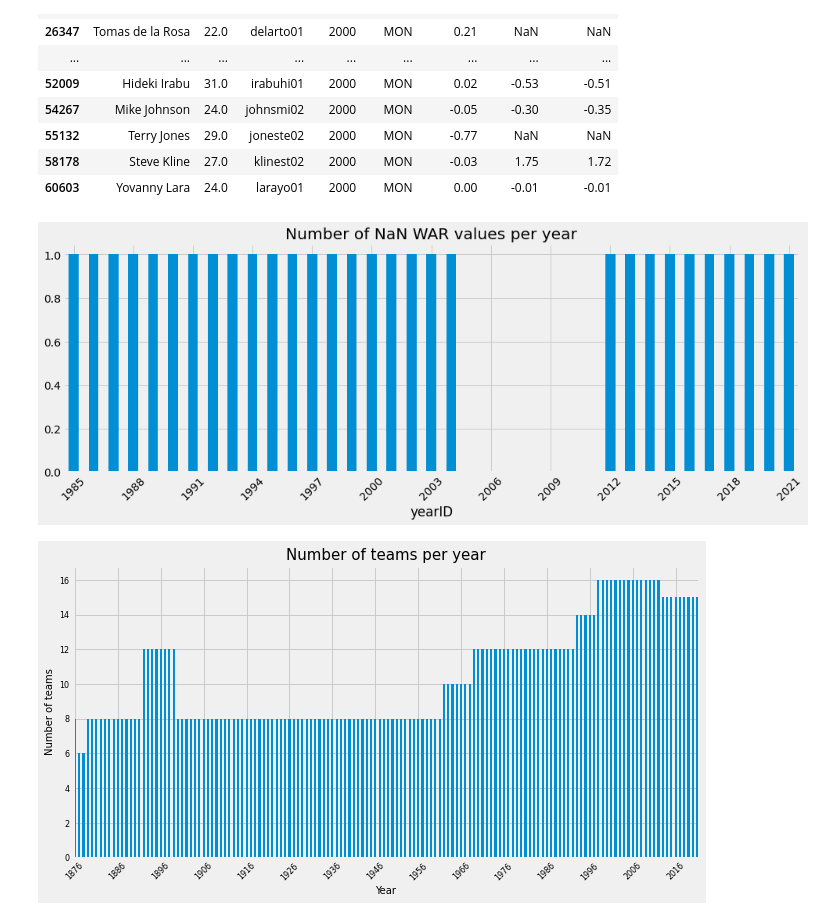
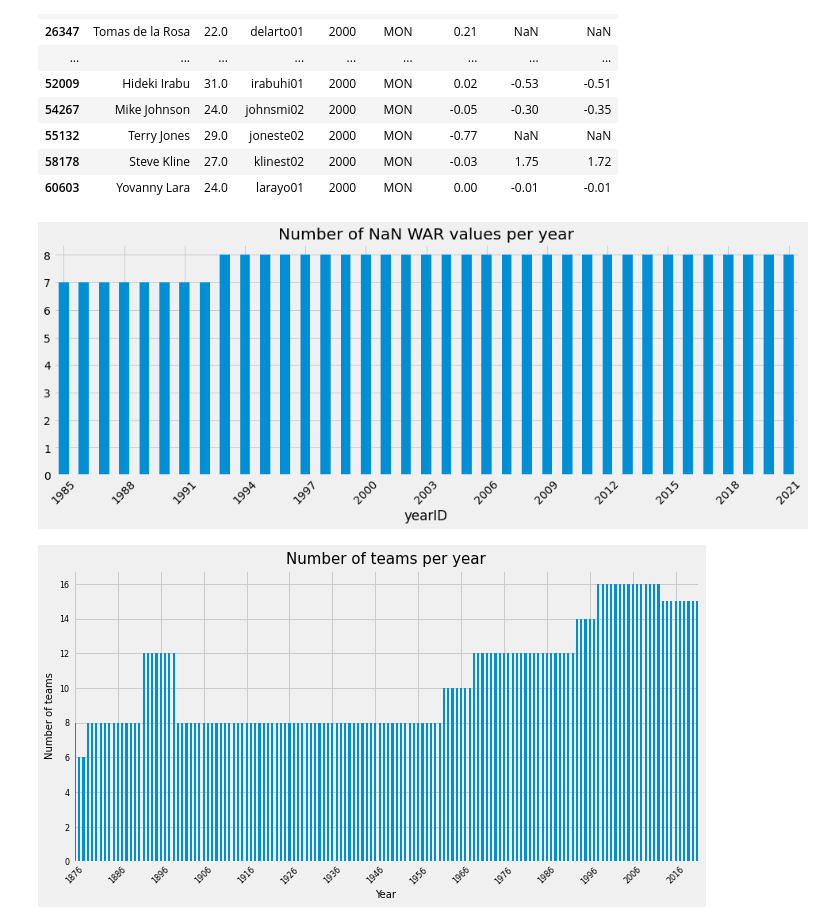
Before and after one commit to ghelms/MoneyBall-2.0, a Jupyter notebook: teams.ipynb, the cells around one changed output. Saved outputs shown, nothing was run; the diff lists cells and outputs as text; code cells hidden in the pictures.

Commit message:
added player_stats.csv data

```diff
--- a/teams.ipynb
+++ b/teams.ipynb
@@ -59,6 +59,4 @@ pd.set_option('display.max_columns', None)
 # Read in the data
 teams = pd.read_csv('data/Teams.csv')
 # Import data for war
-player = pd.read_csv('data/war_baseballreference.csv')
-# Rename the player_id to playerID, year_ID to yearID, and team_id to teamID
-player = player.rename(columns={'player_ID': 'playerID', "year_ID":"yearID",'team_ID': 'teamID'})
+player = pd.read_csv('data/player_stats_2.csv')
@@ -102,24 +100,22 @@ def agg_player_to_team_stats(teams, player, cols):
     # Filter out by NL
     teams = teams[teams["lgID"] == "NL"]
     # Team columns to keep
-    team_cols = ["yearID","teamID","franchID", "Rank"]
+    team_cols = ["yearID","teamID", "Rank"]
     teams = teams[team_cols]
 
-    # Rename player col teamID to franchID
-    player = player.rename(columns={"teamID":"franchID"})
     # Group by team and year and aggregate the cols by mean and ignore the NA values
-    team_war = player.groupby(["yearID", "franchID"])[cols].mean().reset_index()
+    team_id_merge = player.groupby(["yearID", "teamID"])[cols].mean().reset_index()
 
-    # Merge the teams with the team_war
-    team_war = pd.merge(teams, team_war, on=["yearID", "franchID"], how="left")
+    # Merge teams and team_id_merge
+    team_war = pd.merge(teams, team_id_merge, on=["yearID", "teamID"], how="left")
 
     # Filter out the years before 1985
-    #team_war = team_war[team_war["yearID"] >= 1985]
+    team_war = team_war[team_war["yearID"] >= 1985]
 
     return team_war
 
 
-cols = ["WAR_bat", "WAR_pit","WAR_total"]
+cols = ["br_WAR_total", "fg_WAR_total"]
 team_war = agg_player_to_team_stats(teams, player, cols)
 team_war.head()
 # %% [output]
@@ -193,17 +183,17 @@ hep.head(20)
 | 60603 | Yovanny Lara | 24.0 | larayo01 | 2000 | MON | 0.00 | -0.01 | -0.01 |
 # %%
 # Plot number of NaN WAR values per year
-team_war.groupby("yearID")["WAR_total"].apply(lambda x: x.isna().sum()).plot(kind="bar", figsize=(15,5))
+team_war.groupby("yearID")["br_WAR_total"].apply(lambda x: x.isna().sum()).plot(kind="bar", figsize=(15,5))
 plt.title("Number of NaN WAR values per year")
 # Set style to fivethirtyeight
 plt.style.use('fivethirtyeight')
 # Make x-axis readable
 plt.xticks(rotation=45)
 # Show only 15 x-ticks
 plt.locator_params(axis='x', nbins=15)
 plt.show()
 # %% [output]
-[figure, old version]
+[figure, new version]
 # %%
 ### Plot the number of teams per year ###
 # Set plot size
```
Also changed, not shown: parts of 7 cells of this notebook, 3 other files.
